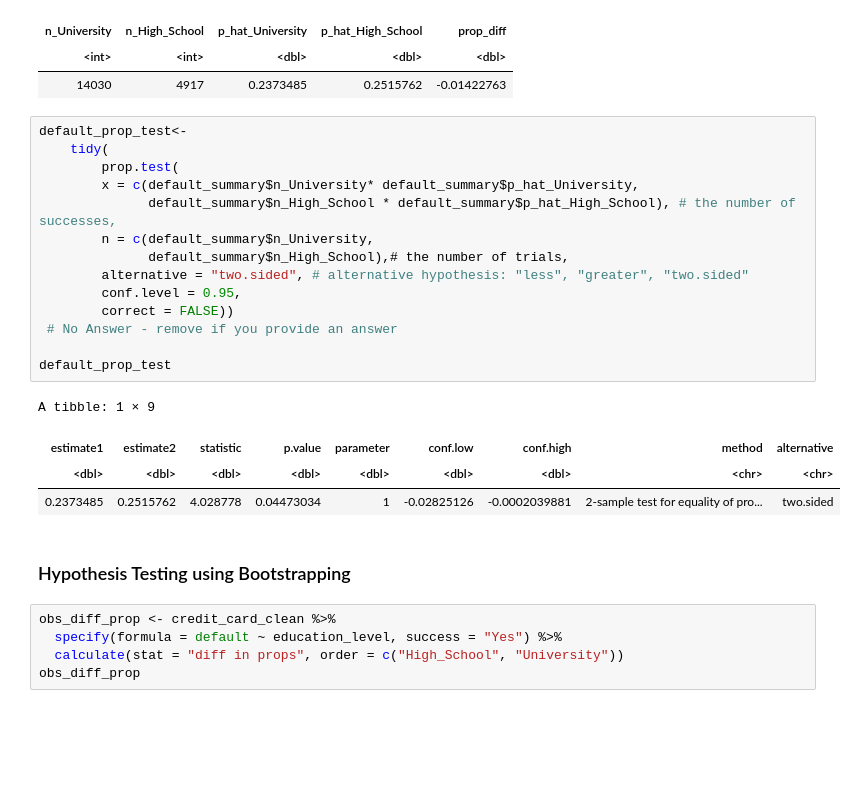
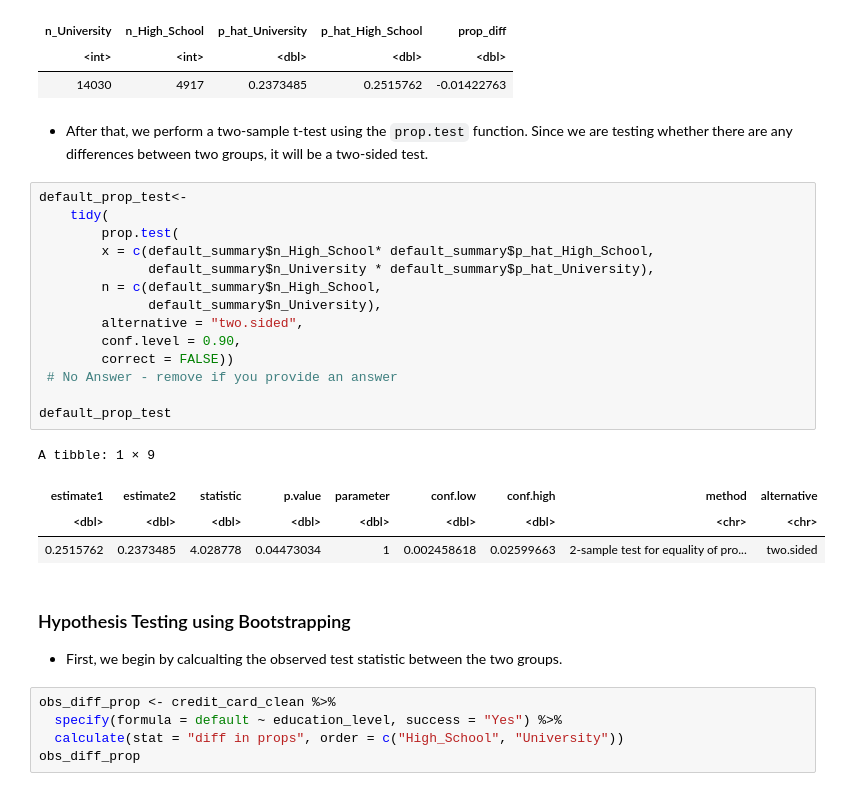
Before and after one commit to theqquach/stat201-project, a Jupyter notebook: Report.ipynb, the cells around one changed output. Drawn from its saved outputs; the diff is of its cells as text; blank space fills up the shorter version.

```diff
--- a/Report.ipynb
+++ b/Report.ipynb
@@ -113,27 +113,30 @@ A tibble: 1 × 5
 | n_University | n_High_School | p_hat_University | p_hat_High_School | prop_diff |
 | <int> | <int> | <dbl> | <dbl> | <dbl> |
 | 14030 | 4917 | 0.2373485 | 0.2515762 | -0.01422763 |
+# %% [markdown]
+* After that, we perform a two-sample t-test using the `prop.test` function. Since we are testing whether there are any differences between two groups, it will be a two-sided test.
 # %%
 default_prop_test<-
     tidy(
         prop.test(
-        x = c(default_summary$n_University* default_summary$p_hat_University,
-              default_summary$n_High_School * default_summary$p_hat_High_School), # the number of successes,
-        n = c(default_summary$n_University,
-              default_summary$n_High_School),# the number of trials,
-        alternative = "two.sided", # alternative hypothesis: "less", "greater", "two.sided"
-        conf.level = 0.95,
+        x = c(default_summary$n_High_School* default_summary$p_hat_High_School,
+              default_summary$n_University * default_summary$p_hat_University),
+        n = c(default_summary$n_High_School,
+              default_summary$n_University),
+        alternative = "two.sided",
+        conf.level = 0.90,
         correct = FALSE))
  # No Answer - remove if you provide an answer
 
 default_prop_test
 # %% [output]
 A tibble: 1 × 9
 | estimate1 | estimate2 | statistic | p.value | parameter | conf.low | conf.high | method | alternative |
 | <dbl> | <dbl> | <dbl> | <dbl> | <dbl> | <dbl> | <dbl> | <chr> | <chr> |
-| 0.2373485 | 0.2515762 | 4.028778 | 0.04473034 | 1 | -0.02825126 | -0.0002039881 | 2-sample test for equality of pro... | two.sided |
+| 0.2515762 | 0.2373485 | 4.028778 | 0.04473034 | 1 | 0.002458618 | 0.02599663 | 2-sample test for equality of pro... | two.sided |
 # %% [markdown]
 ### Hypothesis Testing using Bootstrapping
+* First, we begin by calcualting the observed test statistic between the two groups.
 # %%
 obs_diff_prop <- credit_card_clean %>%
   specify(formula = default ~ education_level, success = "Yes") %>%
```
Also changed, not shown: parts of 8 cells of this notebook.
